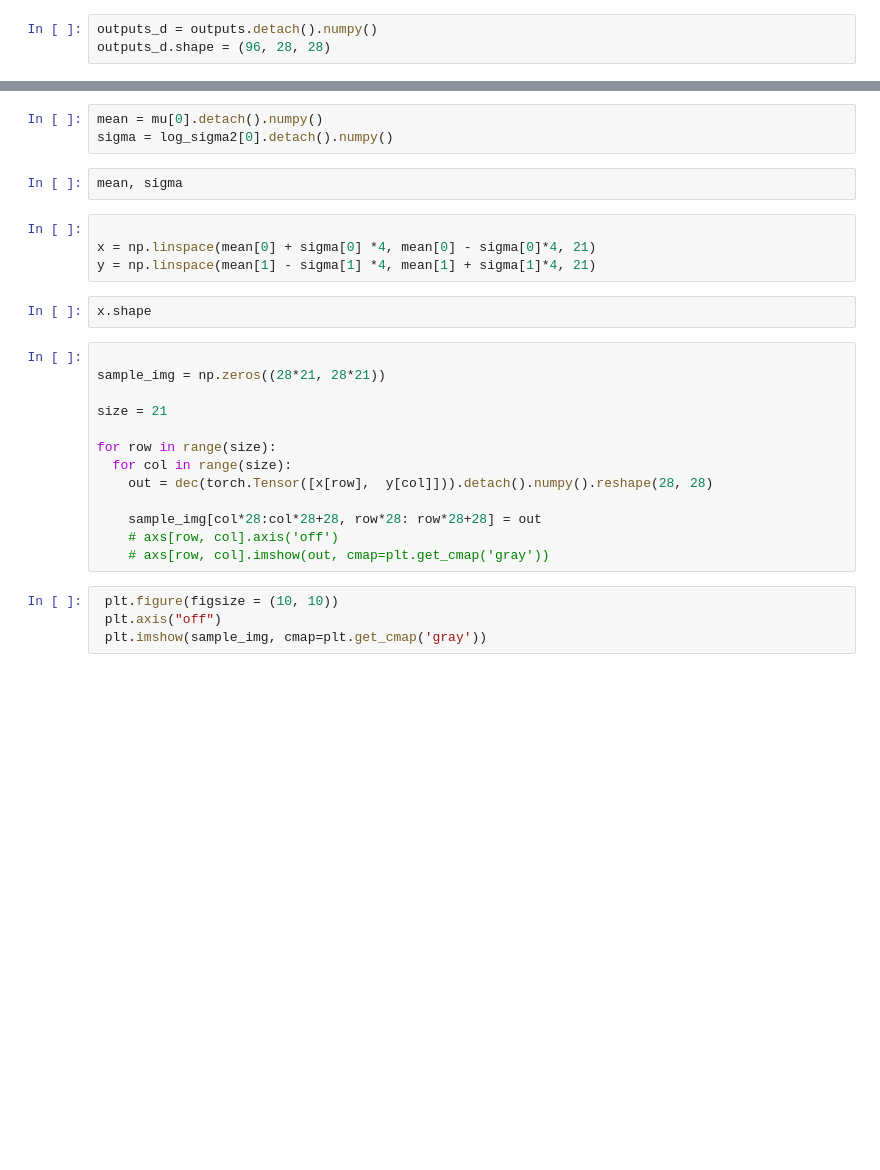
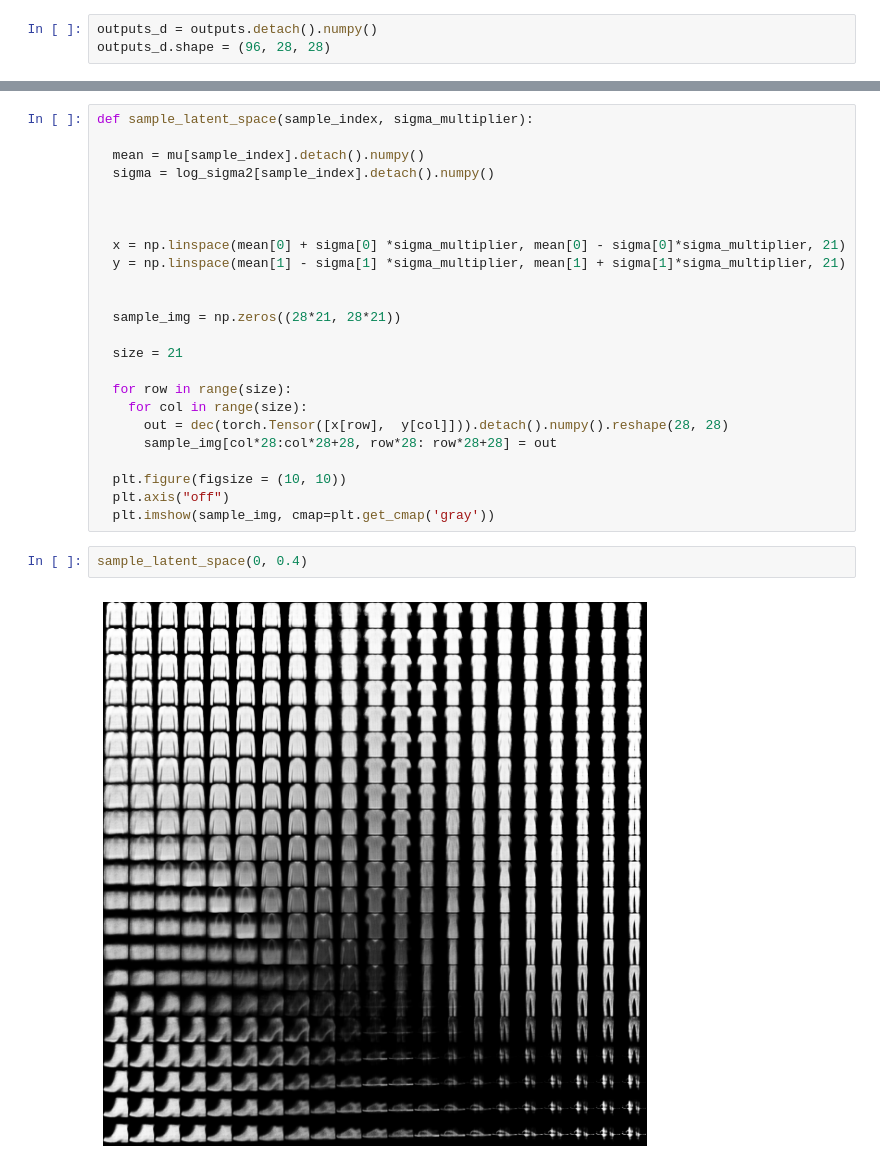
Before and after one commit to diegounzueta/Medium-Articles-, a Jupyter notebook: VAEs.ipynb, the cells around one changed output, grey strips where cells are left out. Drawn from its saved outputs; the diff is of its cells as text; blank space fills up the shorter version.

```diff
--- a/VAEs.ipynb
+++ b/VAEs.ipynb
@@ -143,28 +148,28 @@ mu.shape, log_sigma2.shape
-# %%
-mean = mu[0].detach().numpy()
-sigma = log_sigma2[0].detach().numpy()
-# %%
-mean, sigma
-# %%
-
-x = np.linspace(mean[0] + sigma[0] *4, mean[0] - sigma[0]*4, 21)
-y = np.linspace(mean[1] - sigma[1] *4, mean[1] + sigma[1]*4, 21)
-# %%
-x.shape
 # %%
+def sample_latent_space(sample_index, sigma_multiplier):
 
-sample_img = np.zeros((28*21, 28*21))
+  mean = mu[sample_index].detach().numpy()
+  sigma = log_sigma2[sample_index].detach().numpy()
 
-size = 21
 
-for row in range(size):
-  for col in range(size):
-    out = dec(torch.Tensor([x[row],  y[col]])).detach().numpy().reshape(28, 28)
 
-    sample_img[col*28:col*28+28, row*28: row*28+28] = out
-    # axs[row, col].axis('off')
-    # axs[row, col].imshow(out, cmap=plt.get_cmap('gray'))
+  x = np.linspace(mean[0] + sigma[0] *sigma_multiplier, mean[0] - sigma[0]*sigma_multiplier, 21)
+  y = np.linspace(mean[1] - sigma[1] *sigma_multiplier, mean[1] + sigma[1]*sigma_multiplier, 21)
+
+
+  sample_img = np.zeros((28*21, 28*21))
+
+  size = 21
+
+  for row in range(size):
+    for col in range(size):
+      out = dec(torch.Tensor([x[row],  y[col]])).detach().numpy().reshape(28, 28)
+      sample_img[col*28:col*28+28, row*28: row*28+28] = out
+
+  plt.figure(figsize = (10, 10))
+  plt.axis("off")
+  plt.imshow(sample_img, cmap=plt.get_cmap('gray'))
 # %%
- plt.figure(figsize = (10, 10))
- plt.axis("off")
- plt.imshow(sample_img, cmap=plt.get_cmap('gray'))
+sample_latent_space(0, 0.4)
+# %% [output]
+[figure, added]
```
Also changed, not shown: parts of 10 cells of this notebook.
